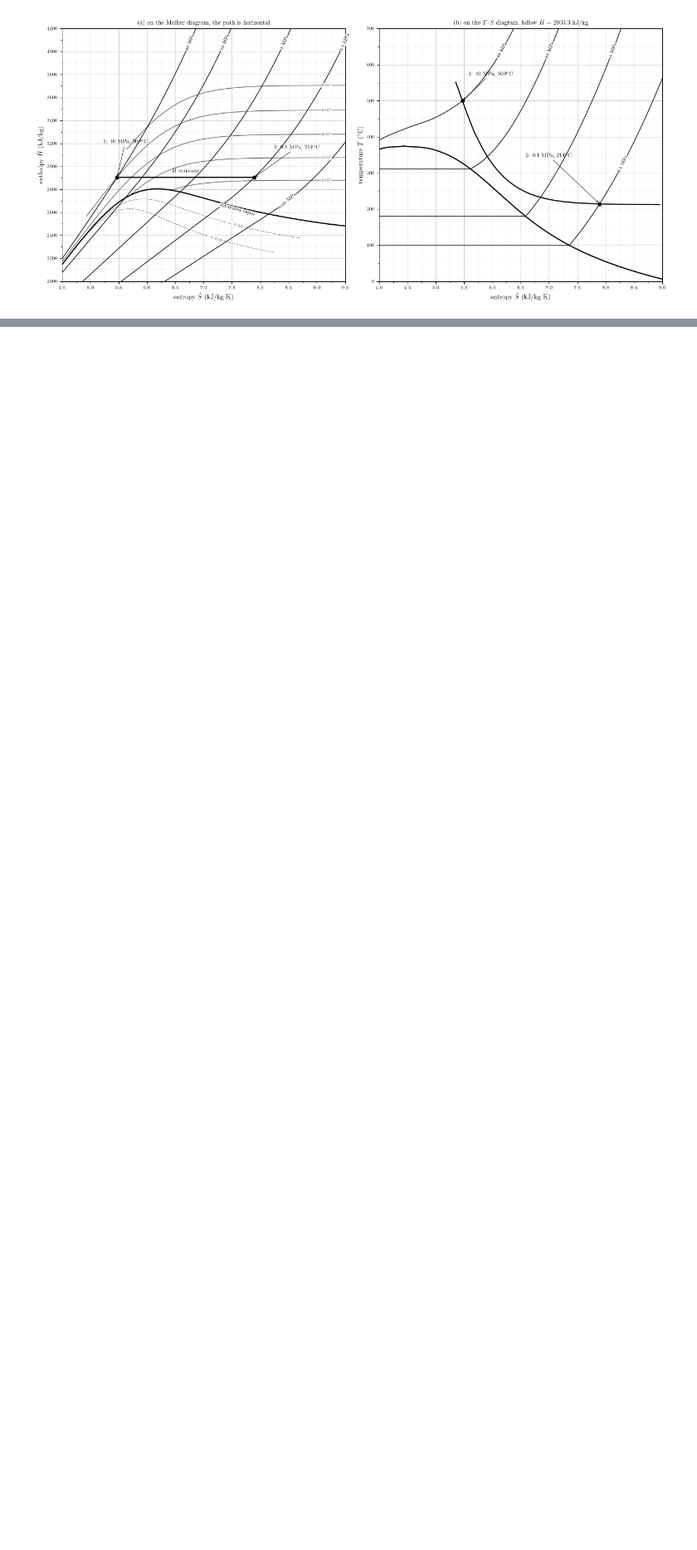
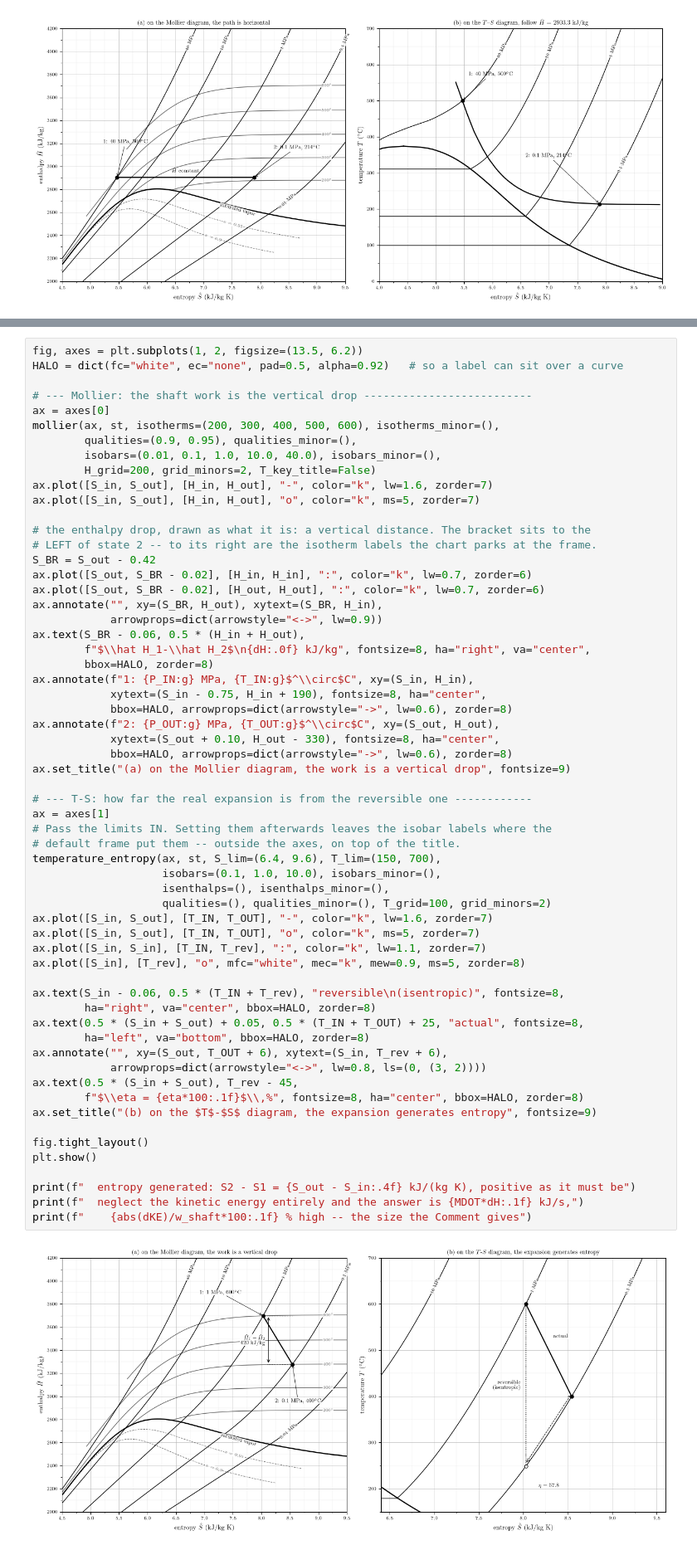
Before and after one commit to emfurst/cbet6e, a Jupyter notebook: code/ch3/Steam_charts_from_appendix_A3.ipynb, the cells around one changed output, grey strips where cells are left out. Shown at 83% size. Saved outputs shown, nothing was run; the diff lists cells and outputs as text; blank space fills up the shorter version.

```diff
--- a/code/ch3/Steam_charts_from_appendix_A3.ipynb
+++ b/code/ch3/Steam_charts_from_appendix_A3.ipynb
@@ -531,0 +572,62 @@ steeply at first and then flattens, and the temperature falls by only 286 &deg;C
+# %%
+fig, axes = plt.subplots(1, 2, figsize=(13.5, 6.2))
+HALO = dict(fc="white", ec="none", pad=0.5, alpha=0.92)   # so a label can sit over a curve
+
+# --- Mollier: the shaft work is the vertical drop --------------------------
+ax = axes[0]
+mollier(ax, st, isotherms=(200, 300, 400, 500, 600), isotherms_minor=(),
+        qualities=(0.9, 0.95), qualities_minor=(),
+        isobars=(0.01, 0.1, 1.0, 10.0, 40.0), isobars_minor=(),
+        H_grid=200, grid_minors=2, T_key_title=False)
+ax.plot([S_in, S_out], [H_in, H_out], "-", color="k", lw=1.6, zorder=7)
+ax.plot([S_in, S_out], [H_in, H_out], "o", color="k", ms=5, zorder=7)
+
+# the enthalpy drop, drawn as what it is: a vertical distance. The bracket sits to the
+# LEFT of state 2 -- to its right are the isotherm labels the chart parks at the frame.
+S_BR = S_out - 0.42
+ax.plot([S_out, S_BR - 0.02], [H_in, H_in], ":", color="k", lw=0.7, zorder=6)
+ax.plot([S_out, S_BR - 0.02], [H_out, H_out], ":", color="k", lw=0.7, zorder=6)
+ax.annotate("", xy=(S_BR, H_out), xytext=(S_BR, H_in),
+            arrowprops=dict(arrowstyle="<->", lw=0.9))
+ax.text(S_BR - 0.06, 0.5 * (H_in + H_out),
+        f"$\\hat H_1-\\hat H_2$\n{dH:.0f} kJ/kg", fontsize=8, ha="right", va="center",
+        bbox=HALO, zorder=8)
+ax.annotate(f"1: {P_IN:g} MPa, {T_IN:g}$^\\circ$C", xy=(S_in, H_in),
+            xytext=(S_in - 0.75, H_in + 190), fontsize=8, ha="center",
+            bbox=HALO, arrowprops=dict(arrowstyle="->", lw=0.6), zorder=8)
+ax.annotate(f"2: {P_OUT:g} MPa, {T_OUT:g}$^\\circ$C", xy=(S_out, H_out),
+            xytext=(S_out + 0.10, H_out - 330), fontsize=8, ha="center",
+            bbox=HALO, arrowprops=dict(arrowstyle="->", lw=0.6), zorder=8)
+ax.set_title("(a) on the Mollier diagram, the work is a vertical drop", fontsize=9)
+
+# --- T-S: how far the real expansion is from the reversible one ------------
+ax = axes[1]
+# Pass the limits IN. Setting them afterwards leaves the isobar labels where the
+# default frame put them -- outside the axes, on top of the title.
+temperature_entropy(ax, st, S_lim=(6.4, 9.6), T_lim=(150, 700),
+                    isobars=(0.1, 1.0, 10.0), isobars_minor=(),
+                    isenthalps=(), isenthalps_minor=(),
+                    qualities=(), qualities_minor=(), T_grid=100, grid_minors=2)
+ax.plot([S_in, S_out], [T_IN, T_OUT], "-", color="k", lw=1.6, zorder=7)
+ax.plot([S_in, S_out], [T_IN, T_OUT], "o", color="k", ms=5, zorder=7)
+ax.plot([S_in, S_in], [T_IN, T_rev], ":", color="k", lw=1.1, zorder=7)
+ax.plot([S_in], [T_rev], "o", mfc="white", mec="k", mew=0.9, ms=5, zorder=8)
+
+ax.text(S_in - 0.06, 0.5 * (T_IN + T_rev), "reversible\n(isentropic)", fontsize=8,
+        ha="right", va="center", bbox=HALO, zorder=8)
+ax.text(0.5 * (S_in + S_out) + 0.05, 0.5 * (T_IN + T_OUT) + 25, "actual", fontsize=8,
+        ha="left", va="bottom", bbox=HALO, zorder=8)
+ax.annotate("", xy=(S_out, T_OUT + 6), xytext=(S_in, T_rev + 6),
+            arrowprops=dict(arrowstyle="<->", lw=0.8, ls=(0, (3, 2))))
+ax.text(0.5 * (S_in + S_out), T_rev - 45,
+        f"$\\eta = {eta*100:.1f}$\\,%", fontsize=8, ha="center", bbox=HALO, zorder=8)
+ax.set_title("(b) on the $T$-$S$ diagram, the expansion generates entropy", fontsize=9)
+
+fig.tight_layout()
+plt.show()
+
+print(f"  entropy generated: S2 - S1 = {S_out - S_in:.4f} kJ/(kg K), positive as it must be")
+print(f"  neglect the kinetic energy entirely and the answer is {MDOT*dH:.1f} kJ/s,")
+print(f"    {abs(dKE)/w_shaft*100:.1f} % high -- the size the Comment gives")
+# %% [output]
+[figure, added]
```
Also changed, not shown: parts of 7 cells of this notebook, 1 other file.
